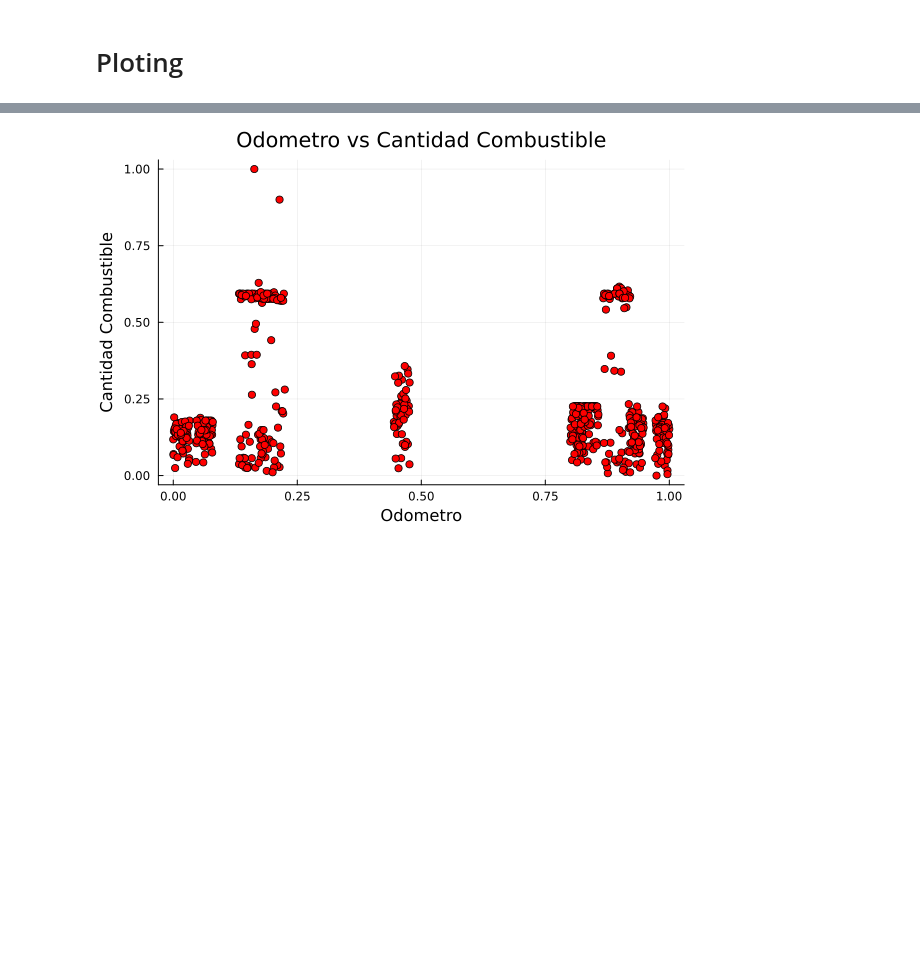
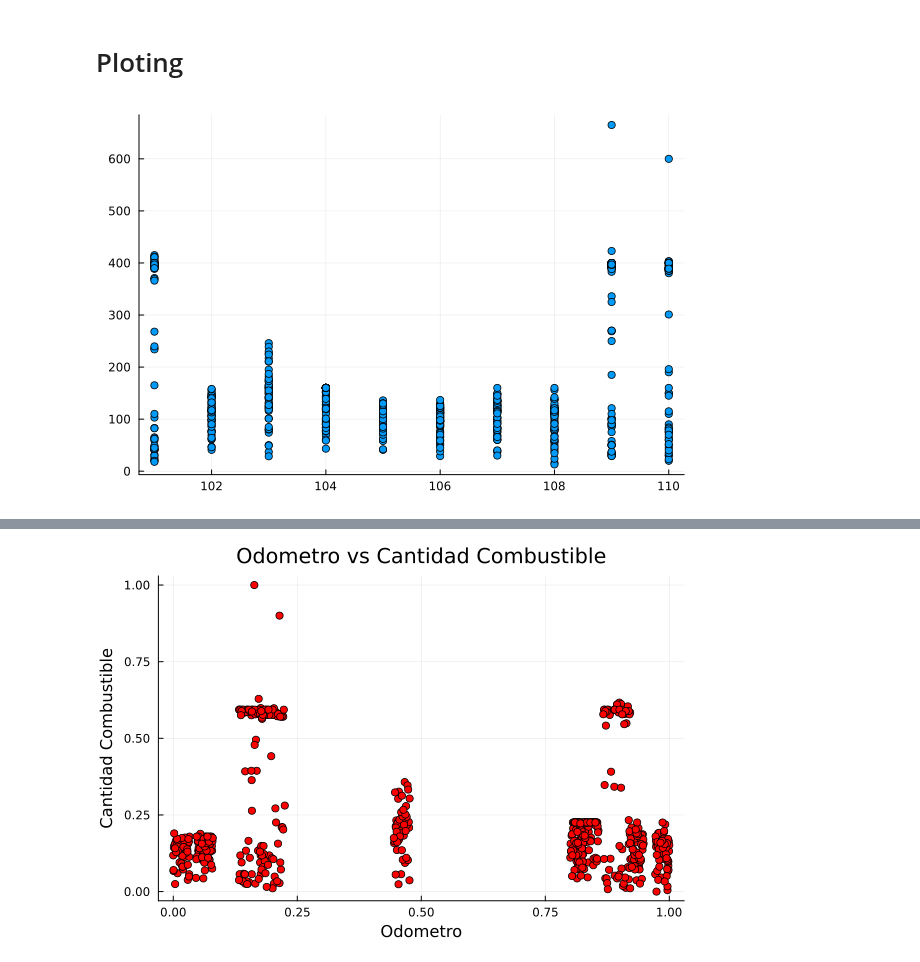
Before and after one commit to 00sen/JuliaLinearRegressionProject, a Jupyter notebook: dam.ipynb, the cells around one changed output, grey strips where cells are left out. Cells and saved outputs as stored; diff of their text form; code cells hidden in the pictures; blank space fills up the shorter version.

```diff
--- a/dam.ipynb
+++ b/dam.ipynb
@@ -300,2 +298,6 @@ transform!(shuffled_df, :Odometro => normalize => :Odometro_Norm,
 # %% [markdown]
 # Ploting
+# %%
+plot(shuffled_df.Vehiculo, shuffled_df.Cantidad, seriestype = :scatter, legend = false)
+# %% [output]
+[figure, added]
```
Also changed, not shown: parts of 18 cells of this notebook, 1 other file.
